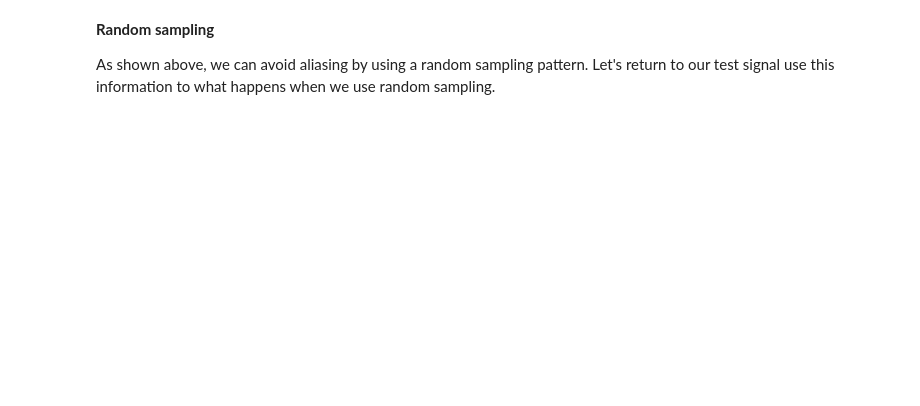
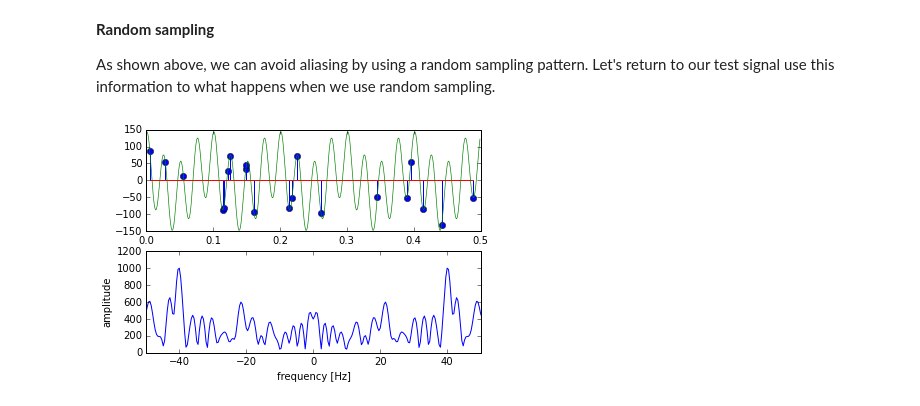
Before and after one commit to kwinkunks/leadingEdge, a Jupyter notebook: compressed.ipynb, the cells around one changed output. Cells and saved outputs as stored; diff of their text form; code cells hidden in the pictures; blank space fills up the shorter version.

```diff
--- a/compressed.ipynb
+++ b/compressed.ipynb
@@ -103,6 +78,8 @@ NameError: name 'arange' is not defined
 <b>Random sampling</b>
 <p>As shown above, we can avoid aliasing by using a random sampling pattern. Let's return to our test signal use this information to what happens when we use random sampling.</p>
 # %%
-sample_slider = widgets.IntSliderWidget(min=20, max=xt.size/4, step=5, value=xt.size/2)
+sample_slider = widgets.IntSliderWidget(min=20, max=60, step=5, value=45)
 w=widgets.interactive(demo.random_sample,n_samples=sample_slider)
 display(w)
+# %% [output]
+[figure, added]
```
Also changed, not shown: parts of 16 cells of this notebook, 1 other file.
